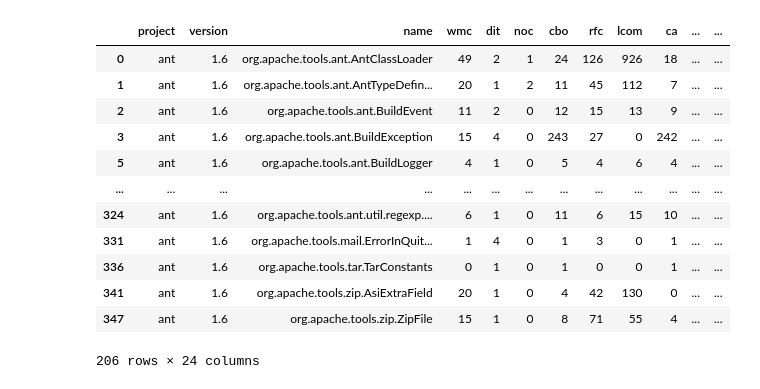
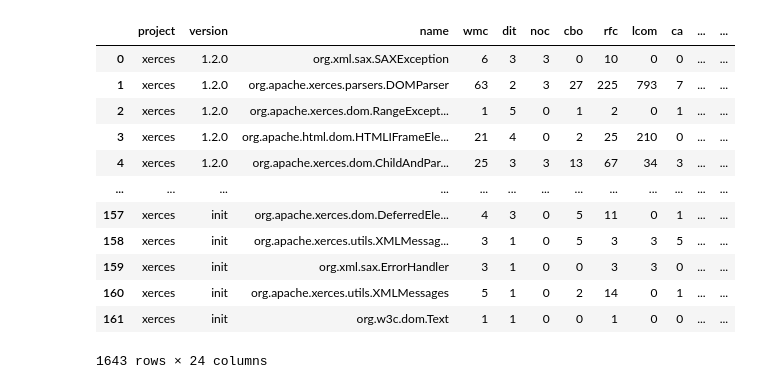
Before and after one commit to FioreAndrea/progetto-tesi, a Jupyter notebook: Testing.ipynb, the cells around one changed output. Cells and saved outputs as stored; diff of their text form; code cells hidden in the pictures.

```diff
--- a/Testing.ipynb
+++ b/Testing.ipynb
@@ -130,16 +281,16 @@ __________________________
-# %%
-previous.iloc[idx]
-# %% [output]
-|  | project | version | name | wmc | dit | noc | cbo | rfc | lcom | ca | ... | ... |
-| 0 | ant | 1.6 | org.apache.tools.ant.AntClassLoader | 49 | 2 | 1 | 24 | 126 | 926 | 18 | ... | ... |
-| 1 | ant | 1.6 | org.apache.tools.ant.AntTypeDefin... | 20 | 1 | 2 | 11 | 45 | 112 | 7 | ... | ... |
-| 2 | ant | 1.6 | org.apache.tools.ant.BuildEvent | 11 | 2 | 0 | 12 | 15 | 13 | 9 | ... | ... |
-| 3 | ant | 1.6 | org.apache.tools.ant.BuildException | 15 | 4 | 0 | 243 | 27 | 0 | 242 | ... | ... |
-| 5 | ant | 1.6 | org.apache.tools.ant.BuildLogger | 4 | 1 | 0 | 5 | 4 | 6 | 4 | ... | ... |
-| ... | ... | ... | ... | ... | ... | ... | ... | ... | ... | ... | ... | ... |
-| 324 | ant | 1.6 | org.apache.tools.ant.util.regexp.... | 6 | 1 | 0 | 11 | 6 | 15 | 10 | ... | ... |
-| 331 | ant | 1.6 | org.apache.tools.mail.ErrorInQuit... | 1 | 4 | 0 | 1 | 3 | 0 | 1 | ... | ... |
-| 336 | ant | 1.6 | org.apache.tools.tar.TarConstants | 0 | 1 | 0 | 1 | 0 | 0 | 1 | ... | ... |
-| 341 | ant | 1.6 | org.apache.tools.zip.AsiExtraField | 20 | 1 | 0 | 4 | 42 | 130 | 0 | ... | ... |
-| 347 | ant | 1.6 | org.apache.tools.zip.ZipFile | 15 | 1 | 0 | 8 | 71 | 55 | 4 | ... | ... |
-206 rows × 24 columns
+# %%
+xerces_dataframe
+# %% [output]
+|  | project | version | name | wmc | dit | noc | cbo | rfc | lcom | ca | ... | ... |
+| 0 | xerces | 1.2.0 | org.xml.sax.SAXException | 6 | 3 | 3 | 0 | 10 | 0 | 0 | ... | ... |
+| 1 | xerces | 1.2.0 | org.apache.xerces.parsers.DOMParser | 63 | 2 | 3 | 27 | 225 | 793 | 7 | ... | ... |
+| 2 | xerces | 1.2.0 | org.apache.xerces.dom.RangeExcept... | 1 | 5 | 0 | 1 | 2 | 0 | 1 | ... | ... |
+| 3 | xerces | 1.2.0 | org.apache.html.dom.HTMLIFrameEle... | 21 | 4 | 0 | 2 | 25 | 210 | 0 | ... | ... |
+| 4 | xerces | 1.2.0 | org.apache.xerces.dom.ChildAndPar... | 25 | 3 | 3 | 13 | 67 | 34 | 3 | ... | ... |
+| ... | ... | ... | ... | ... | ... | ... | ... | ... | ... | ... | ... | ... |
+| 157 | xerces | init | org.apache.xerces.dom.DeferredEle... | 4 | 3 | 0 | 5 | 11 | 0 | 1 | ... | ... |
+| 158 | xerces | init | org.apache.xerces.utils.XMLMessag... | 3 | 1 | 0 | 5 | 3 | 3 | 5 | ... | ... |
+| 159 | xerces | init | org.xml.sax.ErrorHandler | 3 | 1 | 0 | 0 | 3 | 3 | 0 | ... | ... |
+| 160 | xerces | init | org.apache.xerces.utils.XMLMessages | 5 | 1 | 0 | 2 | 14 | 0 | 1 | ... | ... |
+| 161 | xerces | init | org.w3c.dom.Text | 1 | 1 | 0 | 0 | 1 | 0 | 0 | ... | ... |
+1643 rows × 24 columns
```
Also changed, not shown: parts of 11 cells of this notebook.
